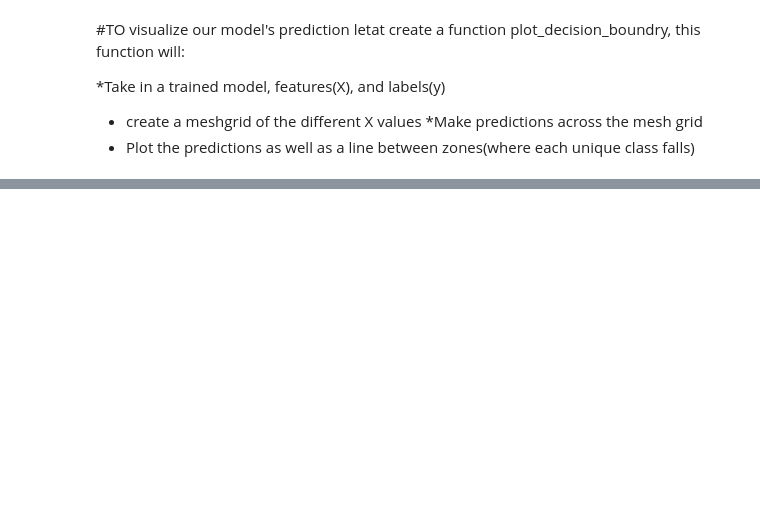
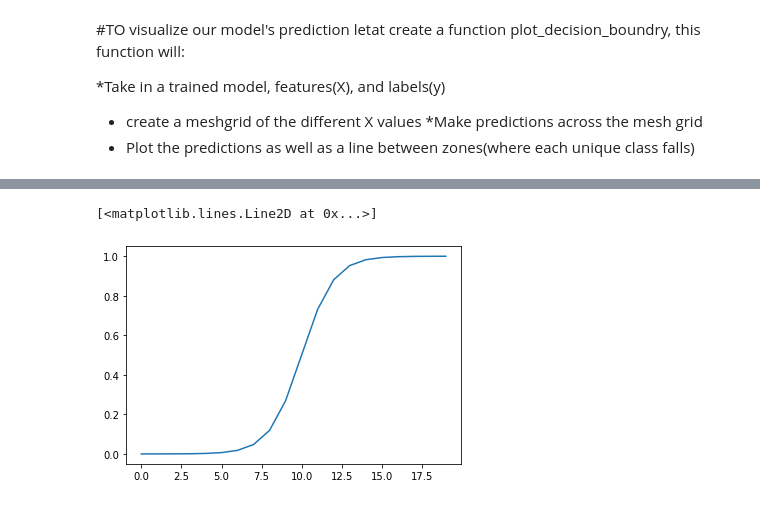
Before and after one commit to MajesticSoftware/Classification_Zero2Mastery, a Jupyter notebook: Classification_Tutorial_01.ipynb, the cells around one changed output, grey strips where cells are left out. Cells and saved outputs as stored; diff of their text form; code cells hidden in the pictures; blank space fills up the shorter version.

```diff
--- a/Classification_Tutorial_01.ipynb
+++ b/Classification_Tutorial_01.ipynb
@@ -320,0 +459,7 @@ def plot_decision_boundry(model,X,y):
+# %%
+#Lets start by replicating sigmoid : sigmoid(x) - 1 / (1+ exp(-x))
+
+def sigmoid(x):
+    return 1 / (1 + tf.exp(-x))
+
+#use sigmoid on toy tensor
@@ -320,0 +476,7 @@ def plot_decision_boundry(model,X,y):
+# %%
+#Plot toy tensor transformed by Sigmoid
+
+plt.plot(sigmoid(A))
+# %% [output]
+[<matplotlib.lines.Line2D at 0x...>]
+[figure, added]
```
Also changed, not shown: parts of 32 cells of this notebook.
